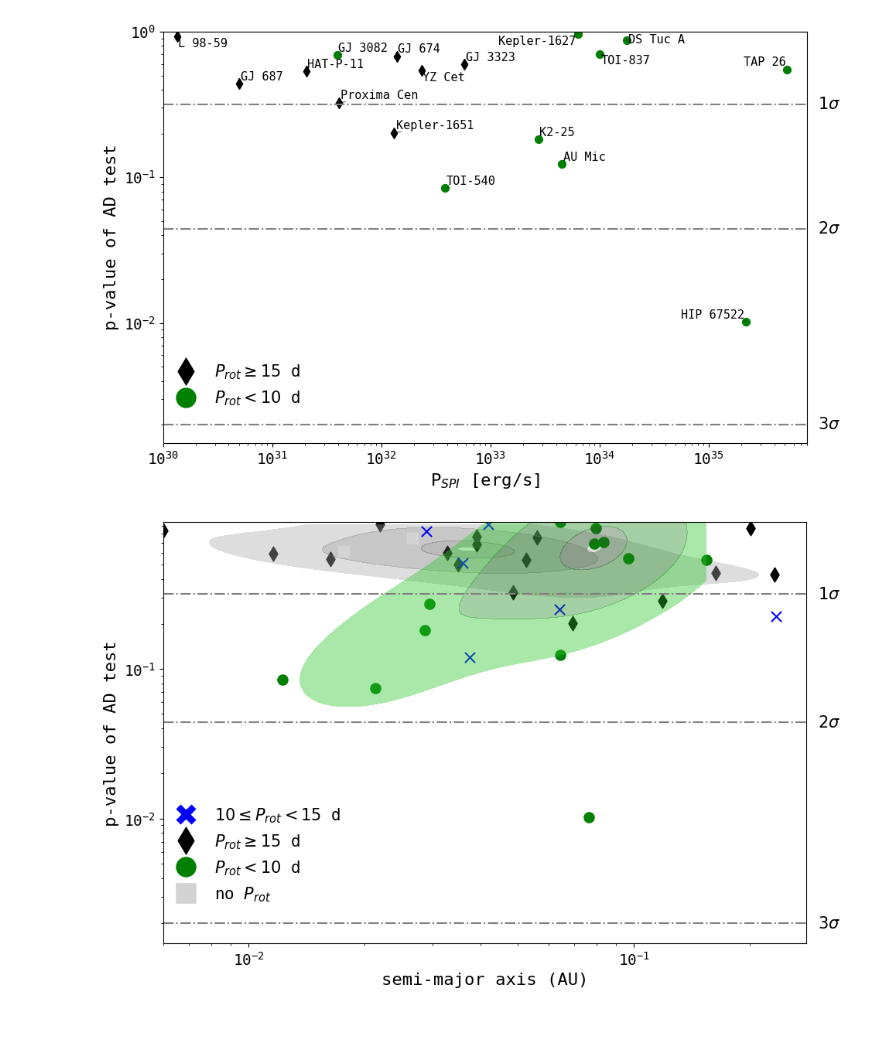
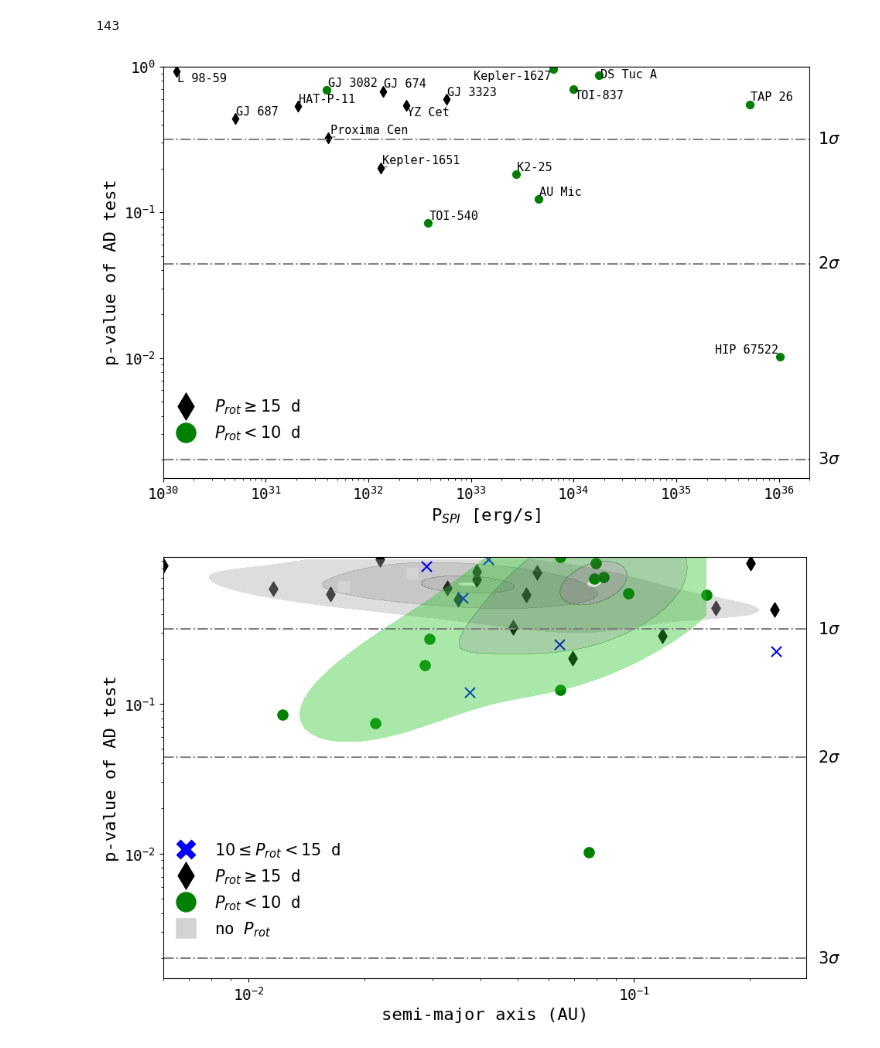
Before and after one commit to ekaterinailin/flaring-spi, a Jupyter notebook: notebooks/_07_stars_vs_adtests.ipynb, the cells around one changed output. Drawn from its saved outputs; the diff is of its cells as text; code cells hidden in the pictures.

```diff
--- a/notebooks/_07_stars_vs_adtests.ipynb
+++ b/notebooks/_07_stars_vs_adtests.ipynb
@@ -94,7 +94,7 @@ df[["p_spi_erg_s","p_spi_erg_s_bp0"]]
 | 468989066 | NaN | NaN |
 | 734710085 | NaN | NaN |
 # %%
-# P-VALUE VS. SEMI-MAJOR AXIS
+# P-VALUE VS. P_SPI
 
 # set up figure
 fig, ax = plt.subplots(figsize=(10, 6.5))
@@ -114,38 +114,39 @@ for color, group in data.groupby("color"):
     #     sns.kdeplot(data=group, x="p_spi", y="mean", fill=True,
     #                 color=color, common_norm=True, alpha=.4, log_scale=True,
     #                 cut=0., levels=[0.32, 0.68, 0.95, 0.997])
 
 
 # log scale
 plt.yscale("log")
 plt.xscale("log")
 
 # add sigma lines
 for sigma, label in list(zip(sigmas, sigma_labels)):
     plt.axhline(sigma, color="grey", linestyle="-.")
-    plt.text(1e36, sigma, label, fontsize=15,
+    plt.text(2.4e36, sigma, label, fontsize=15,
              color="k", verticalalignment="center")
 
 # labels
 plt.ylabel("p-value of AD test")
 plt.xlabel("P$_{SPI}$ [erg/s]")
 
 # legend
 plt.legend(legend[1:3], labels[1:3], loc=(0, 0.07), fontsize=15)
 
 # limits
-plt.xlim(1e30, 8e35)
+plt.xlim(1e30, 2e36)
 plt.ylim(1.5e-3, 1)
 
 adjust_text(texts, arrowprops=dict(arrowstyle="-", color='k', lw=0.5))
 # # save figure
-plt.savefig("../results/plots/adtests_vs_pspi_kde_bp0.png",
-            dpi=300)
+# plt.savefig("../results/plots/adtests_vs_pspi_kde_bp0.png",
+#             dpi=300)
 
 
 # ------------------------------------------------------------
 # %% [output]
+143
-[figure, old version]
+[figure, new version]
 # %%
 # P-VALUE VS. SEMI-MAJOR AXIS
 
```
Also changed, not shown: parts of 1 cell of this notebook, 4 other files.
